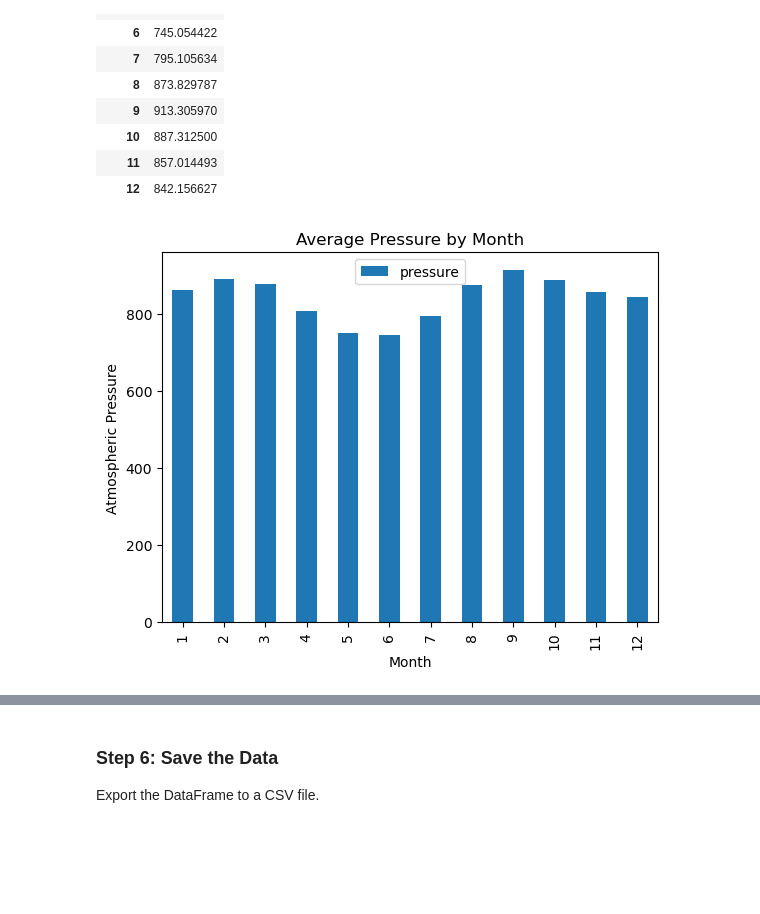
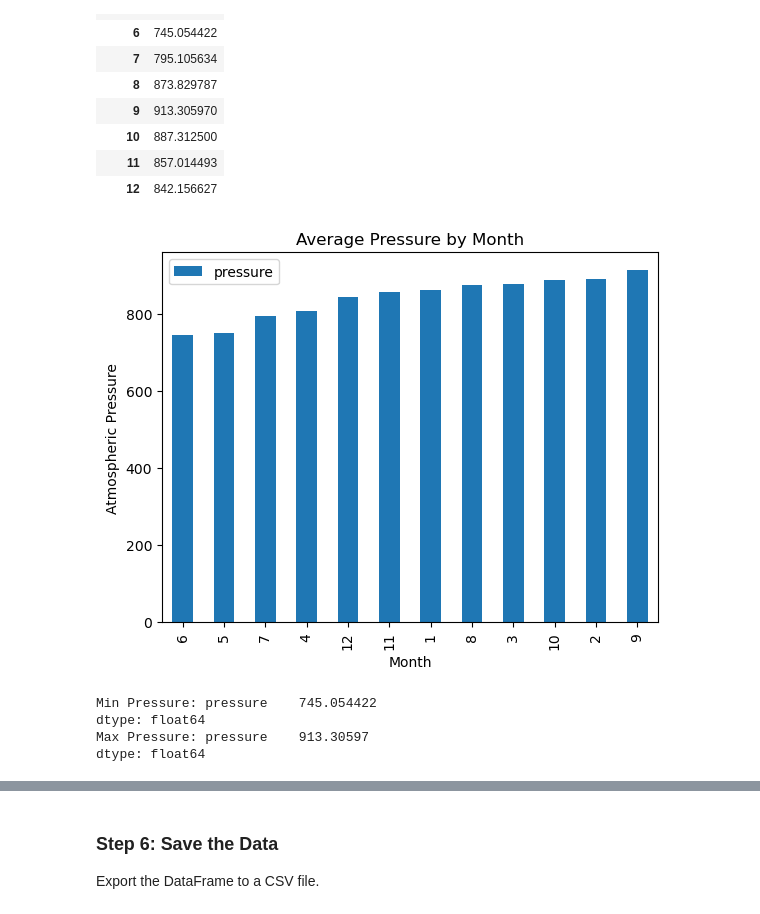
Before and after one commit to rfe123/umn_data_web_scraping_challenge, a Jupyter notebook: part_2_mars_weather.ipynb, the cells around one changed output, grey strips where cells are left out. Drawn from its saved outputs; the diff is of its cells as text; code cells hidden in the pictures; blank space fills up the shorter version.

```diff
--- a/part_2_mars_weather.ipynb
+++ b/part_2_mars_weather.ipynb
@@ -198,12 +198,19 @@ avg_pressure_df
 | 12 | 842.156627 |
 # %%
 # Plot the average pressure by month
-avg_pressure_df.plot.bar()
+avg_pressure_df.sort_values('pressure').plot.bar()
 plt.title('Average Pressure by Month')
 plt.xlabel('Month')
 plt.ylabel('Atmospheric Pressure')
 plt.show()
+
+print(f"Min Pressure: {avg_pressure_df.min()}")
+print(f"Max Pressure: {avg_pressure_df.max()}")
 # %% [output]
-[figure, old version]
+[figure, new version]
+Min Pressure: pressure    745.054422
+dtype: float64
+Max Pressure: pressure    913.30597
+dtype: float64
 # %%
 # 5. How many terrestrial (earth) days are there in a Martian year?
```
Also changed, not shown: parts of 6 cells of this notebook, 1 other file.
